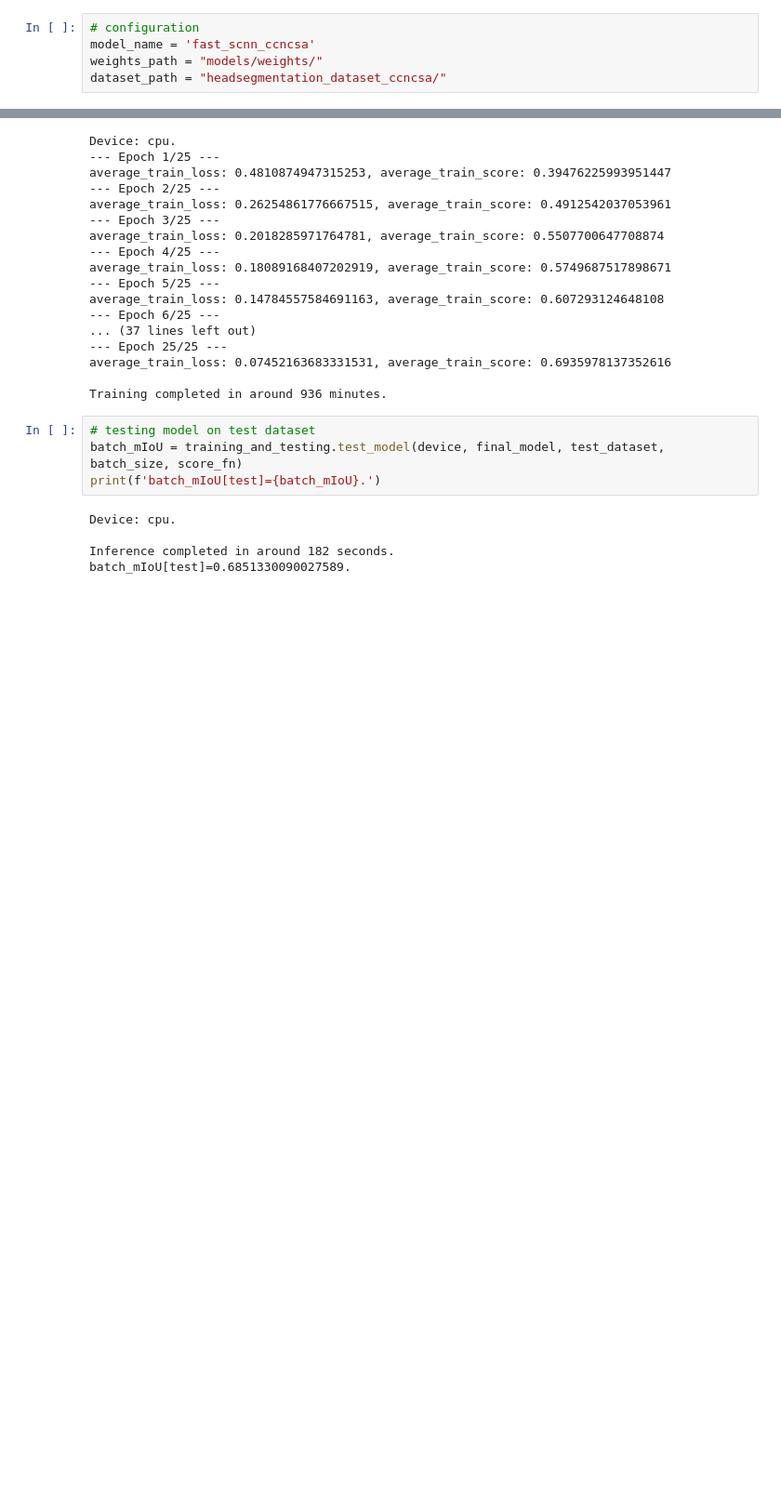
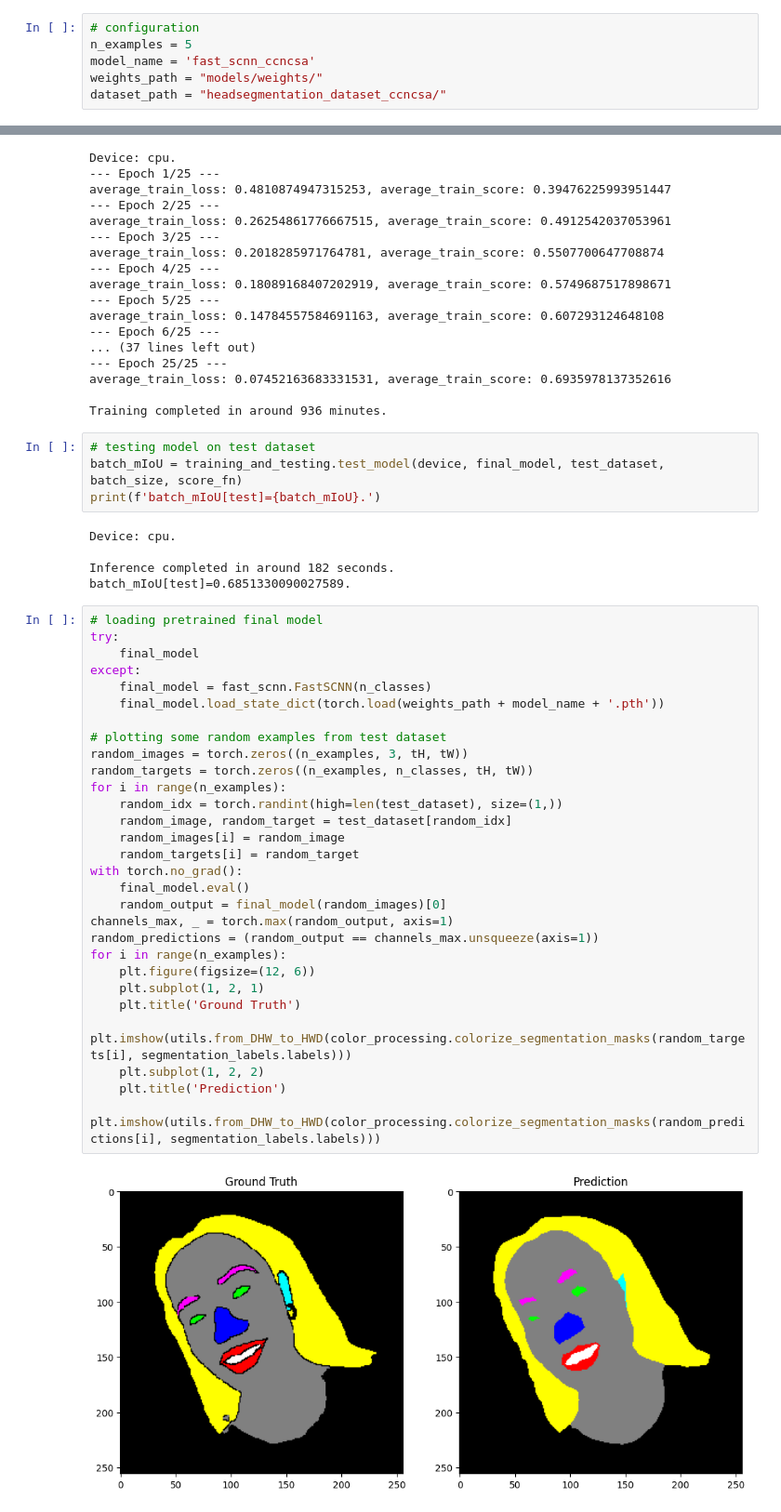
Before and after one commit to mrcmich/deep-seasonal-color-analysis-system, a Jupyter notebook: models_demo_FastSCNN.ipynb, the cells around one changed output, grey strips where cells are left out. Shown at 93% size. Cells and saved outputs as stored; diff of their text form; blank space fills up the shorter version.

Commit message:
modified demo file models_demo_FastSCNN.ipynb to show some example images after training.

```diff
--- a/models_demo_FastSCNN.ipynb
+++ b/models_demo_FastSCNN.ipynb
@@ -10,5 +12,6 @@ from utils import segmentation_labels
 # %%
 # configuration
+n_examples = 5
 model_name = 'fast_scnn_ccncsa'
 weights_path = "models/weights/"
 dataset_path = "headsegmentation_dataset_ccncsa/"
@@ -103,3 +106,34 @@ Device: cpu.
 
 Inference completed in around 182 seconds.
 batch_mIoU[test]=0.6851330090027589.
+# %%
+# loading pretrained final model
+try:
+    final_model
+except:
+    final_model = fast_scnn.FastSCNN(n_classes)
+    final_model.load_state_dict(torch.load(weights_path + model_name + '.pth'))
+
+# plotting some random examples from test dataset
+random_images = torch.zeros((n_examples, 3, tH, tW))
+random_targets = torch.zeros((n_examples, n_classes, tH, tW))
+for i in range(n_examples):
+    random_idx = torch.randint(high=len(test_dataset), size=(1,))
+    random_image, random_target = test_dataset[random_idx]
+    random_images[i] = random_image
+    random_targets[i] = random_target
+with torch.no_grad():
+    final_model.eval()
+    random_output = final_model(random_images)[0]
+channels_max, _ = torch.max(random_output, axis=1)
+random_predictions = (random_output == channels_max.unsqueeze(axis=1))
+for i in range(n_examples):
+    plt.figure(figsize=(12, 6))
+    plt.subplot(1, 2, 1)
+    plt.title('Ground Truth')
+    plt.imshow(utils.from_DHW_to_HWD(color_processing.colorize_segmentation_masks(random_targets[i], segmentation_labels.labels)))
+    plt.subplot(1, 2, 2)
+    plt.title('Prediction')
+    plt.imshow(utils.from_DHW_to_HWD(color_processing.colorize_segmentation_masks(random_predictions[i], segmentation_labels.labels)))
+# %% [output]
+[figure, added]
```
Also changed, not shown: parts of 2 cells of this notebook.
